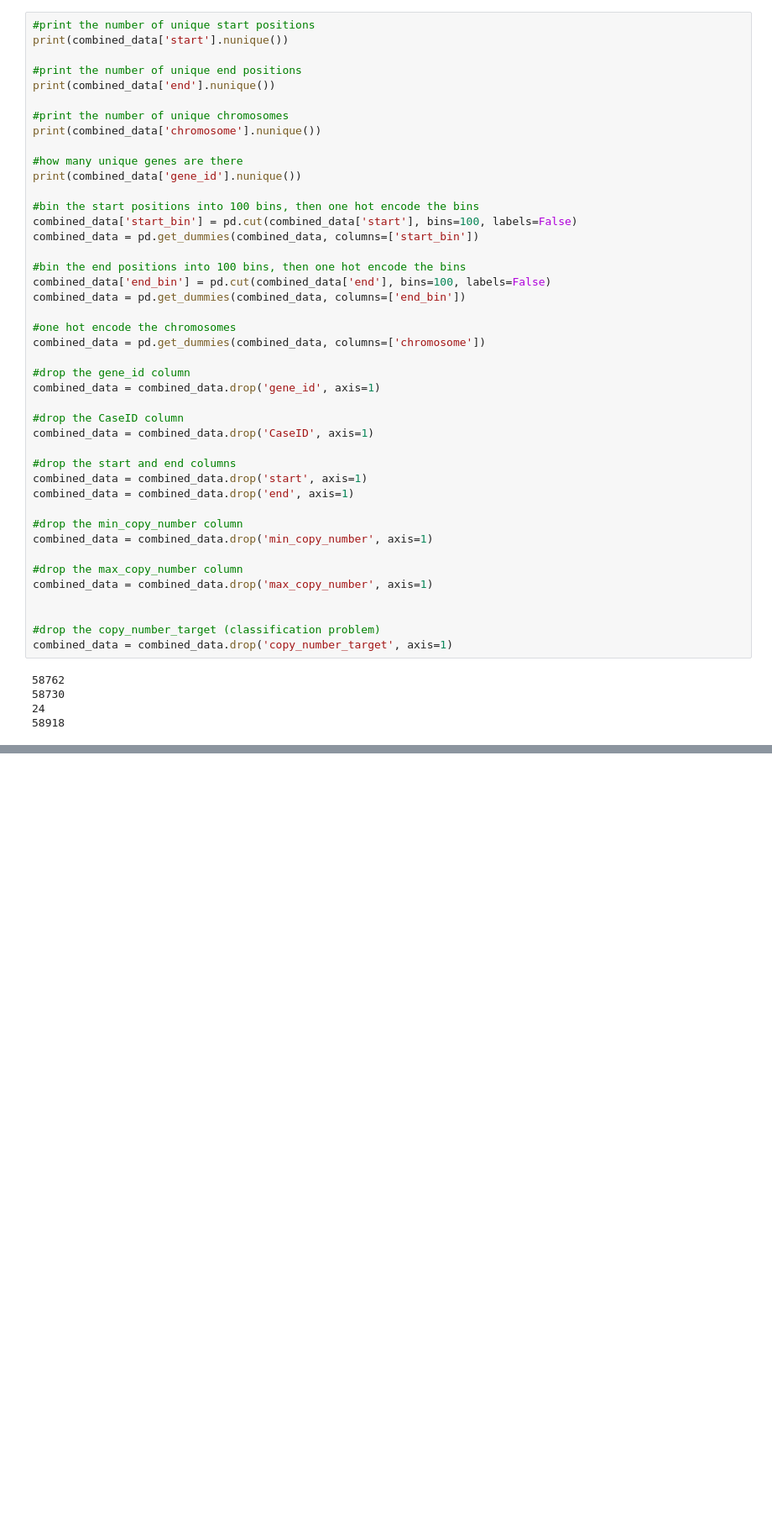
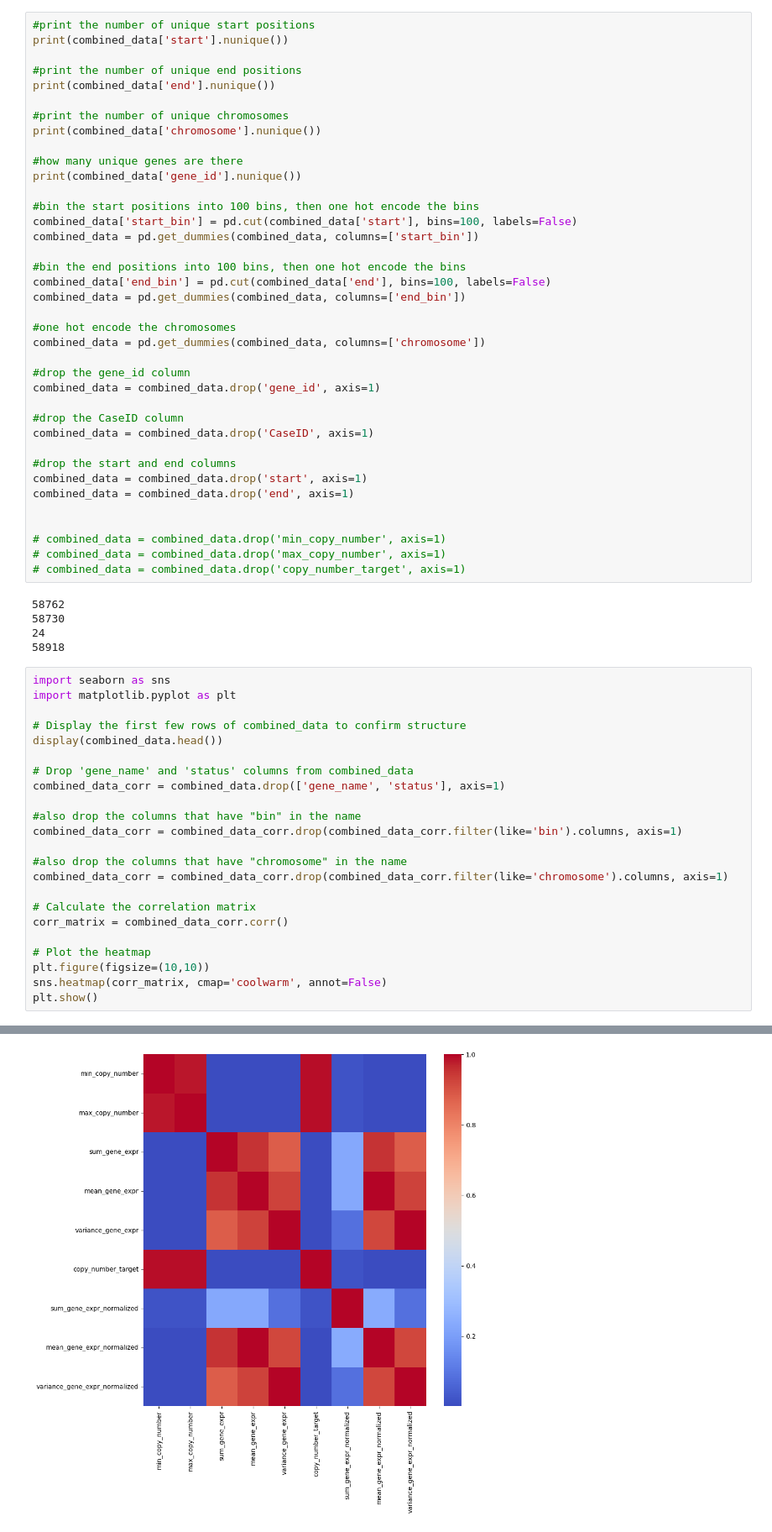
Before and after one commit to LaraLim/cnv-supervised-learning, a Jupyter notebook: preprocess/encoding.ipynb, the cells around one changed output, grey strips where cells are left out. Shown at 84% size. Saved outputs shown, nothing was run; the diff lists cells and outputs as text; blank space fills up the shorter version.

Commit message:
creating heatmap and pairplot

```diff
--- a/preprocess/encoding.ipynb
+++ b/preprocess/encoding.ipynb
@@ -81,17 +81,36 @@ combined_data = combined_data.drop('CaseID', axis=1)
 combined_data = combined_data.drop('start', axis=1)
 combined_data = combined_data.drop('end', axis=1)
 
-#drop the min_copy_number column
-combined_data = combined_data.drop('min_copy_number', axis=1)
 
-#drop the max_copy_number column
-combined_data = combined_data.drop('max_copy_number', axis=1)
-
-
-#drop the copy_number_target (classification problem)
-combined_data = combined_data.drop('copy_number_target', axis=1)
+# combined_data = combined_data.drop('min_copy_number', axis=1)
+# combined_data = combined_data.drop('max_copy_number', axis=1)
+# combined_data = combined_data.drop('copy_number_target', axis=1)
 # %% [output]
 58762
 58730
 24
 58918
+# %%
+import seaborn as sns
+import matplotlib.pyplot as plt
+
+# Display the first few rows of combined_data to confirm structure
+display(combined_data.head())
+
+# Drop 'gene_name' and 'status' columns from combined_data
+combined_data_corr = combined_data.drop(['gene_name', 'status'], axis=1)
+
+#also drop the columns that have "bin" in the name
+combined_data_corr = combined_data_corr.drop(combined_data_corr.filter(like='bin').columns, axis=1)
+
+#also drop the columns that have "chromosome" in the name
+combined_data_corr = combined_data_corr.drop(combined_data_corr.filter(like='chromosome').columns, axis=1)
+
+# Calculate the correlation matrix
+corr_matrix = combined_data_corr.corr()
+
+# Plot the heatmap
+plt.figure(figsize=(10,10))
+sns.heatmap(corr_matrix, cmap='coolwarm', annot=False)
+plt.show()
+# %% [output]
@@ -97,0 +124 @@ combined_data = combined_data.drop('copy_number_target', axis=1)
+[figure, added]
```
Also changed, not shown: parts of 3 cells of this notebook.
